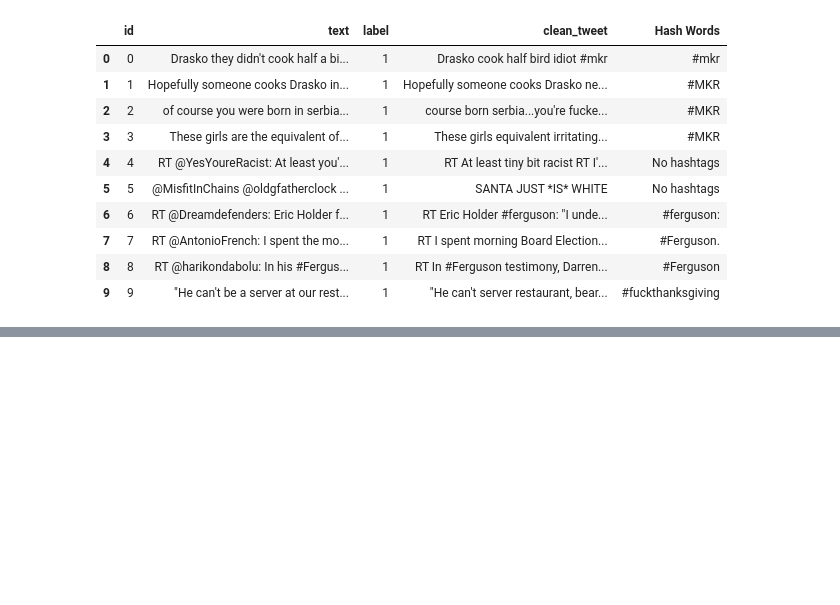
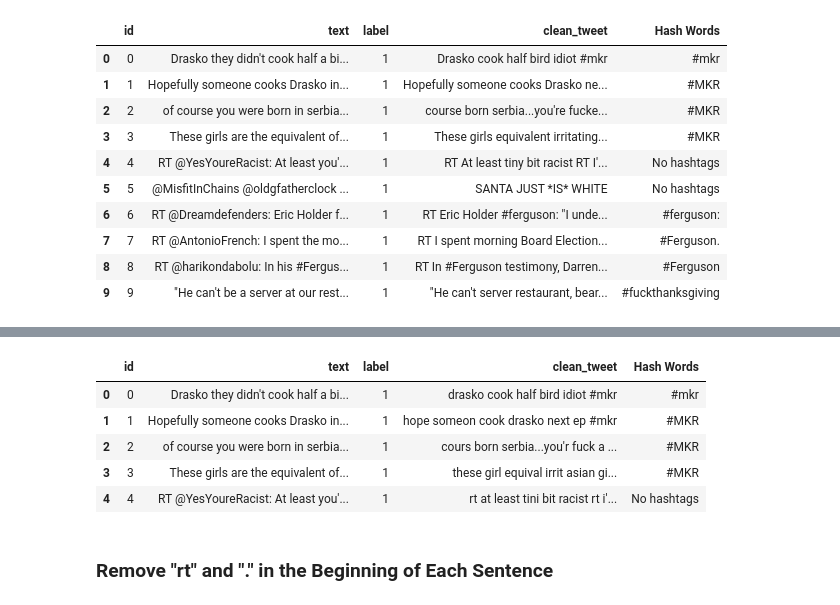
Before and after one commit to XiaohanSun01/Hate_Speech_Detection, a Jupyter notebook: Data_Cleaning.ipynb, the cells around one changed output, grey strips where cells are left out. Cells and saved outputs as stored; diff of their text form; code cells hidden in the pictures; blank space fills up the shorter version.

```diff
--- a/Data_Preprocessing.ipynb
+++ b/Data_Cleaning.ipynb
@@ -202,0 +236,15 @@ data_frame.head(10)
+# %%
+ps = PorterStemmer()
+
+data_frame['clean_tweet'] = data_frame['clean_tweet'].apply(lambda x : ' '.join([ps.stem(word) for word in x.split()]))
+# %%
+data_frame.head()
+# %% [output]
+|  | id | text | label | clean_tweet | Hash Words |
+| 0 | 0 | Drasko they didn't cook half a bi... | 1 | drasko cook half bird idiot #mkr | #mkr |
+| 1 | 1 | Hopefully someone cooks Drasko in... | 1 | hope someon cook drasko next ep #mkr | #MKR |
+| 2 | 2 | of course you were born in serbia... | 1 | cours born serbia...you'r fuck a ... | #MKR |
+| 3 | 3 | These girls are the equivalent of... | 1 | these girl equival irrit asian gi... | #MKR |
+| 4 | 4 | RT @YesYoureRacist: At least you'... | 1 | rt at least tini bit racist rt i'... | No hashtags |
+# %% [markdown]
+### Remove "rt" and "." in the Beginning of Each Sentence
```
Also changed, not shown: parts of 13 cells of this notebook, 1 other file.
